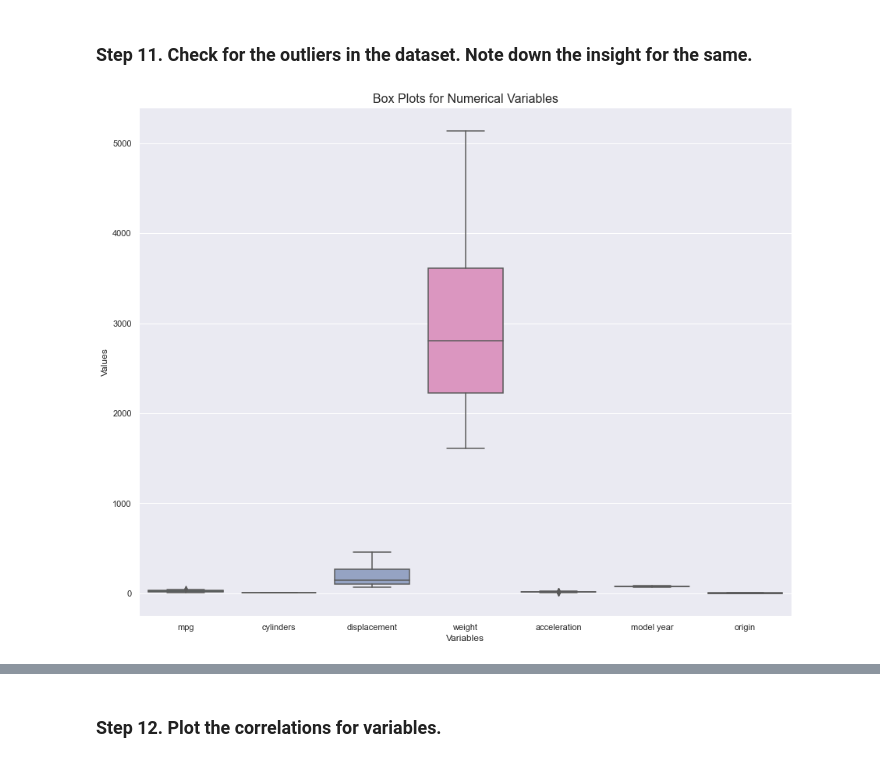
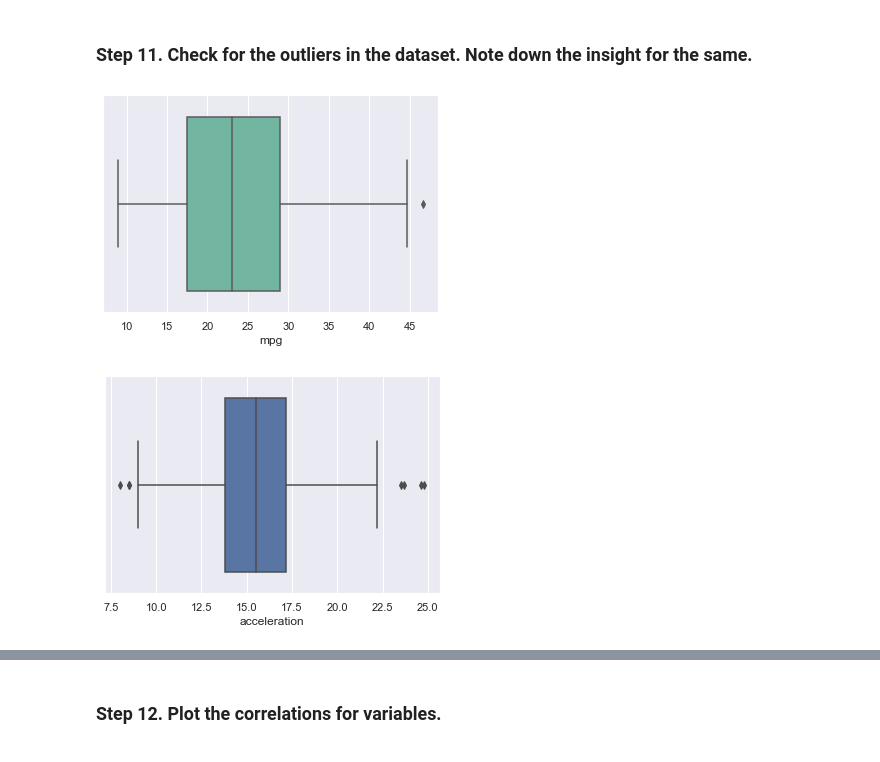
Before and after one commit to kartech06/Data-Science-Project, a Jupyter notebook: Assignment4.ipynb, the cells around one changed output, grey strips where cells are left out. Cells and saved outputs as stored; diff of their text form; code cells hidden in the pictures.

```diff
--- a/Assignment4.ipynb
+++ b/Assignment4.ipynb
@@ -14,4 +14,5 @@ warnings.filterwarnings("ignore")
 # %% [markdown]
 ### Step 2. Import the dataset from the AutoMPG dataset file. Assign it to a variable called mpg_df
 # %%
-mpg_df=pd.read_csv("https://raw.githubusercontent.com/kartech06/Datasets/main/auto-mpg.csv")
+mpg_df=pd.read_csv("C:/Users/kartikmehta/Downloads/auto-mpg.csv")
+mpg_df.sample(5)
@@ -54,11 +62,8 @@ dtype: int64
 # %% [markdown]
 ### Step 5. Create a plot to check the relationship between horsepower and acceleration. Note down your insight for the same. Beautify the graph using various customizations.
 # %%
-mpg_df['horsepower'].replace('?', float('nan'), inplace=True)
-mpg_df['horsepower']=pd.to_numeric(mpg_df['horsepower'])
-mpg_df.dtypes
 # Plotting
-sns.relplot(x='horsepower',y='acceleration',data=mpg_df,palette=['red'])
+sns.relplot(x='horsepower',y='acceleration',data=mpg_df,color='green')
 plt.show()
 ##Insights
 #More the Acceleration lesser the horsepower
@@ -162,19 +167,20 @@ plt.show()
 # %% [markdown]
 ### Step 11. Check for the outliers in the dataset. Note down the insight for the same.
 # %%
-plt.figure(figsize=(15, 12))
-sns.boxplot(data=data, orient='v', palette='Set2')
-plt.title("Box Plots for Numerical Variables", fontsize=16)
-plt.xlabel("Variables", fontsize=12)
-plt.ylabel("Values", fontsize=12)
+sns.boxplot(mpg_df['mpg'],palette='Set2')
 plt.show()
 
 #insights
 
 # for displacement outlier values are below 50 and above 500
 
 # for weights outlier values are below 1500 and above are 5200
 
 # and so on for others
 # %% [output]
-[figure, old version]
+[figure, new version]
+# %%
+sns.boxplot(mpg_df['acceleration'])
+plt.show()
+# %% [output]
+[figure, added]
```
Also changed, not shown: parts of 7 cells of this notebook.
